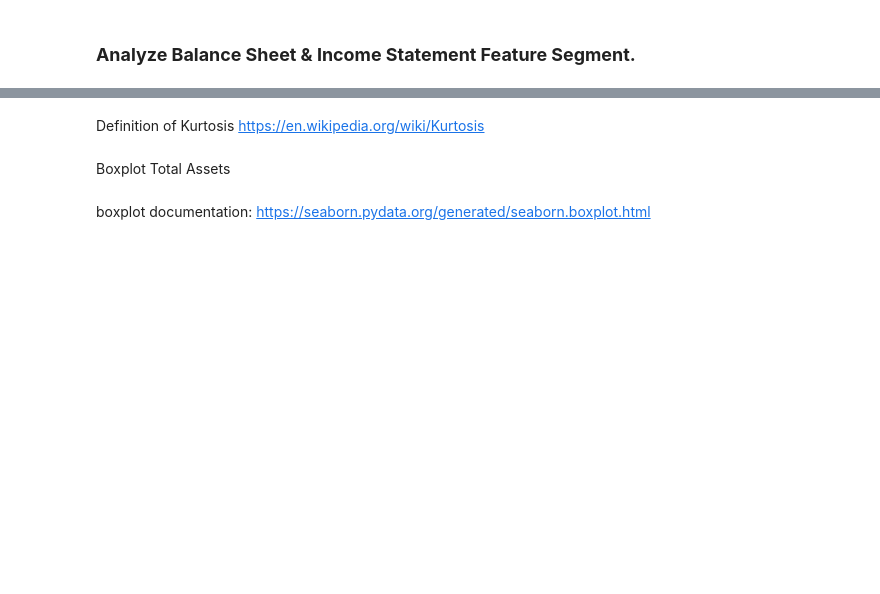
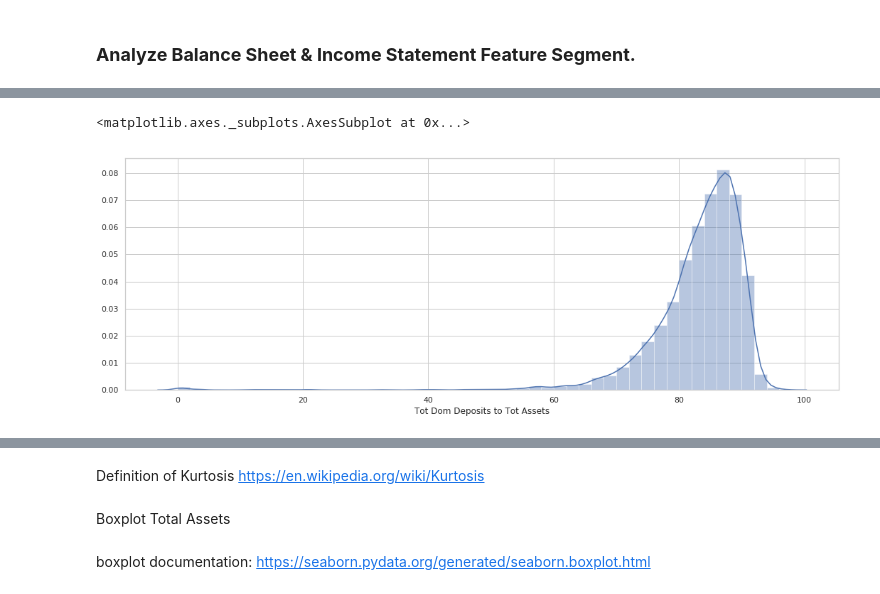
Before and after one commit to victorbizpetrol/ds-project, a Jupyter notebook: Data_Understanding.ipynb, the cells around one changed output, grey strips where cells are left out. Cells and saved outputs as stored; diff of their text form; code cells hidden in the pictures; blank space fills up the shorter version.

```diff
--- a/Data_Understanding.ipynb
+++ b/Data_Understanding.ipynb
@@ -139,0 +129,5 @@ bal_inc_medium_df.describe()
+# %%
+sns.distplot(features_perfrat_df['Tot Dom Deposits to Tot Assets'],hist_kws={"range": [0,100]})
+# %% [output]
+<matplotlib.axes._subplots.AxesSubplot at 0x...>
+[figure, added]
```
Also changed, not shown: parts of 51 cells of this notebook, 5 other files.
